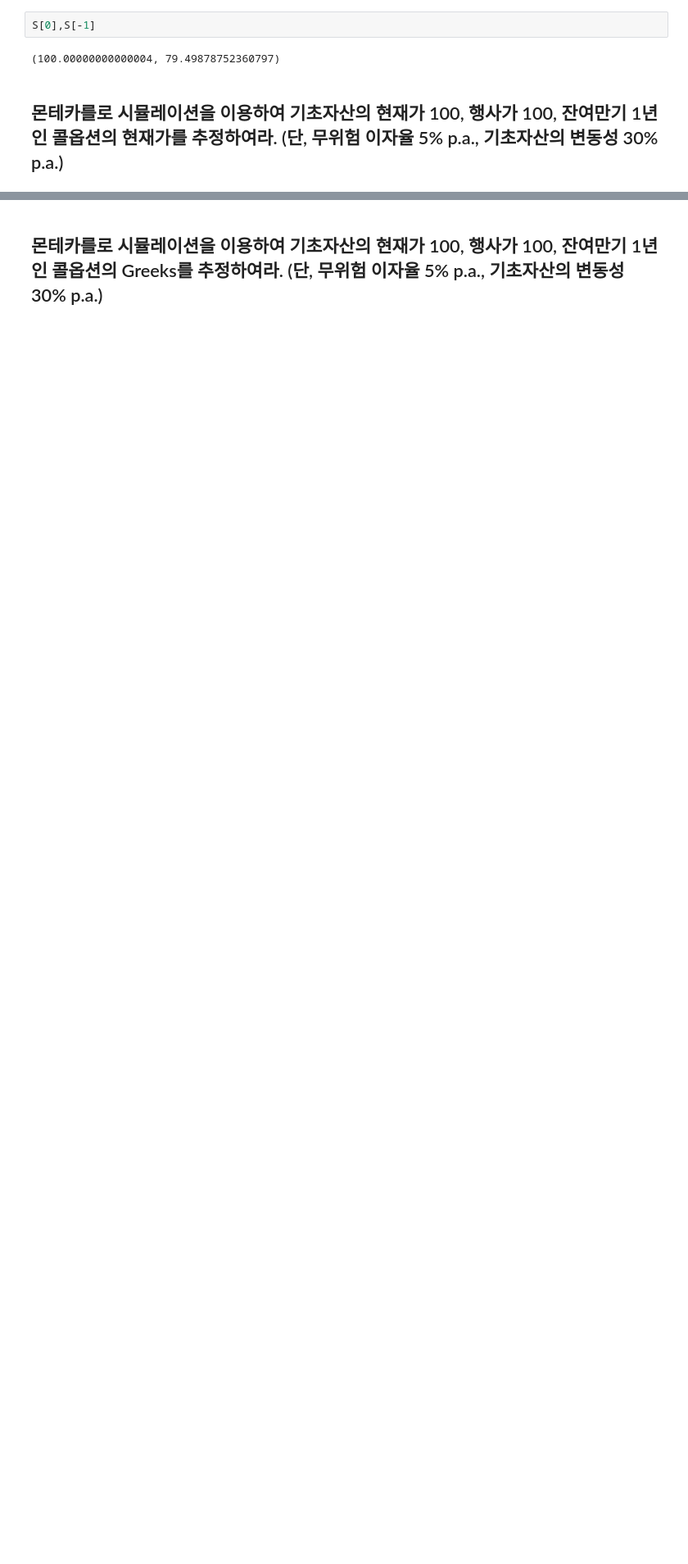
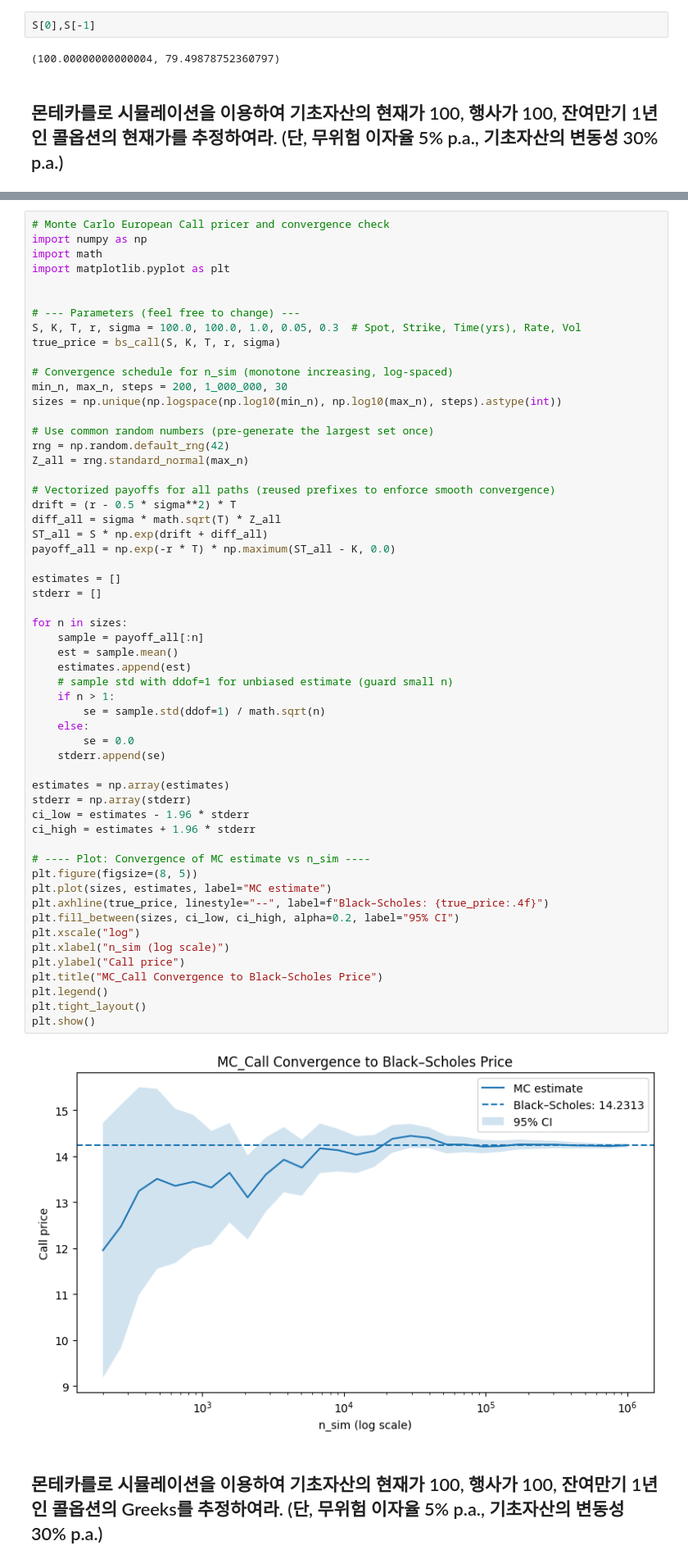
Before and after one commit to HST0077/FE2025, a Jupyter notebook: MC_basics.ipynb, the cells around one changed output, grey strips where cells are left out. Shown at 82% size. Drawn from its saved outputs; the diff is of its cells as text; blank space fills up the shorter version.

```diff
--- a/MC_basics.ipynb
+++ b/MC_basics.ipynb
@@ -315,2 +339,60 @@ print(f"블랙숄즈 공식 기반 콜옵션 가격: {bs_call(100,100,1,0.05,0.3
+# %%
+# Monte Carlo European Call pricer and convergence check
+import numpy as np
+import math
+import matplotlib.pyplot as plt
+
+
+# --- Parameters (feel free to change) ---
+S, K, T, r, sigma = 100.0, 100.0, 1.0, 0.05, 0.3  # Spot, Strike, Time(yrs), Rate, Vol
+true_price = bs_call(S, K, T, r, sigma)
+
+# Convergence schedule for n_sim (monotone increasing, log-spaced)
+min_n, max_n, steps = 200, 1_000_000, 30
+sizes = np.unique(np.logspace(np.log10(min_n), np.log10(max_n), steps).astype(int))
+
+# Use common random numbers (pre-generate the largest set once)
+rng = np.random.default_rng(42)
+Z_all = rng.standard_normal(max_n)
+
+# Vectorized payoffs for all paths (reused prefixes to enforce smooth convergence)
+drift = (r - 0.5 * sigma**2) * T
+diff_all = sigma * math.sqrt(T) * Z_all
+ST_all = S * np.exp(drift + diff_all)
+payoff_all = np.exp(-r * T) * np.maximum(ST_all - K, 0.0)
+
+estimates = []
+stderr = []
+
+for n in sizes:
+    sample = payoff_all[:n]
+    est = sample.mean()
+    estimates.append(est)
+    # sample std with ddof=1 for unbiased estimate (guard small n)
+    if n > 1:
+        se = sample.std(ddof=1) / math.sqrt(n)
+    else:
+        se = 0.0
+    stderr.append(se)
+
+estimates = np.array(estimates)
+stderr = np.array(stderr)
+ci_low = estimates - 1.96 * stderr
+ci_high = estimates + 1.96 * stderr
+
+# ---- Plot: Convergence of MC estimate vs n_sim ----
+plt.figure(figsize=(8, 5))
+plt.plot(sizes, estimates, label="MC estimate")
+plt.axhline(true_price, linestyle="--", label=f"Black–Scholes: {true_price:.4f}")
+plt.fill_between(sizes, ci_low, ci_high, alpha=0.2, label="95% CI")
+plt.xscale("log")
+plt.xlabel("n_sim (log scale)")
+plt.ylabel("Call price")
+plt.title("MC_Call Convergence to Black–Scholes Price")
+plt.legend()
+plt.tight_layout()
+plt.show()
+# %% [output]
+[figure, added]
 # %% [markdown]
 ## 몬테카를로 시뮬레이션을 이용하여 기초자산의 현재가 100, 행사가 100, 잔여만기 1년인 콜옵션의 Greeks를 추정하여라. (단, 무위험 이자율 5% p.a., 기초자산의 변동성 30% p.a.)
```
Also changed, not shown: parts of 21 cells of this notebook.
